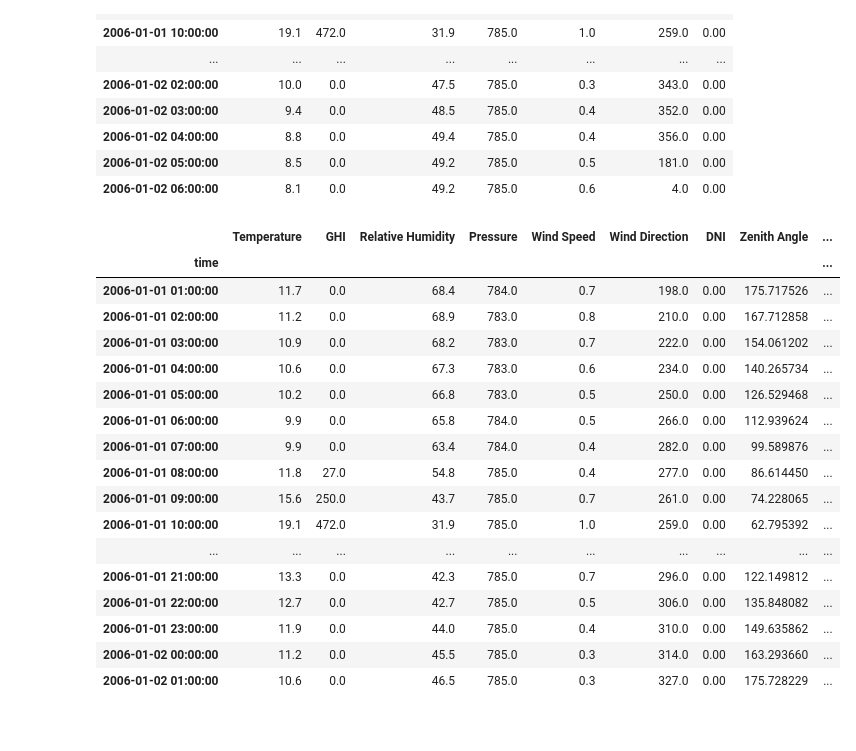
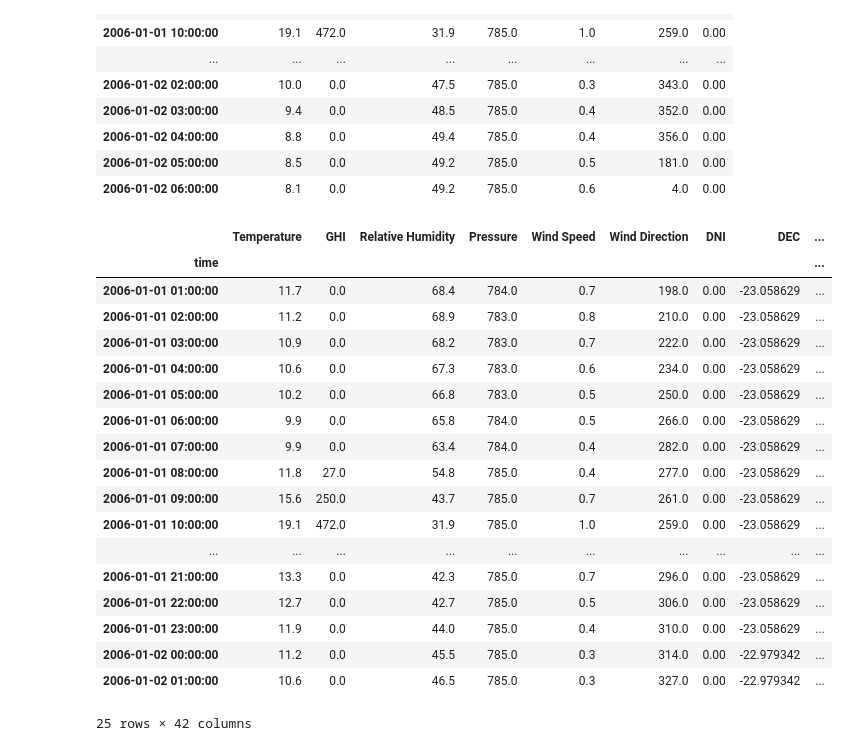
Before and after one commit to rodrigoms95/recurso_solar, a Jupyter notebook: code/test.ipynb, the cells around one changed output. Cells and saved outputs as stored; diff of their text form; code cells hidden in the pictures.

```diff
--- a/code/test.ipynb
+++ b/code/test.ipynb
@@ -324,52 +324,54 @@ def bins(x):
     elif x < 1.500: return 3
     elif x < 1.950: return 4
     elif x < 2.800: return 5
     elif x < 4.500: return 6
     elif x < 6.200: return 7
     else          : return 8
 df["epsilon"] = ( ( (df["DHI"]+df["DNI"])/df["DHI"] + K*df["Zenith Angle"]**3 )
     / ( 1 + K*df["Zenith Angle"]**3 ) ).apply(bins)
 Perez = pd.read_csv("Perez.csv", index_col = "bin" )
 def get_Perez(epsilon): return Perez.loc[epsilon]
 Ea = 1367
 df["Delta"] = df["DHI"] * df["AM"] / Ea
 df[ Perez.columns ] = df["epsilon"].apply(get_Perez)
 df["F1"] = ( df["f11"] + df["f12"]*df["Delta"]
     + np.radians(df["Zenith Angle"])*df["f13"] )
 df["F1"] = df["F1"].where( df["Zenith Angle"] > 0, 0 )
 df["F2"] = ( df["f21"] + df["f22"]*df["Delta"]
     + np.radians(df["Zenith Angle"])*df["f23"] )
 df["a"] = cos(df["AOI"])
 df["a"] = df["a"].where( df["a"] > 0, 0 )
 df["b"] = cos(df["AOI"])
 df["b"] = df["b"].where( df["b"] > 0, cos(85) )
 df["I_d"] = ( ( df["DHI"] * ( (1-df["F1"]) * ((1+cos(tilt_A))/2)
     + df["F1"]*df["a"]/df["b"] + df["F2"]*sin(tilt_A)
     ) ).round( decimals = 2 ) )
 df["I_b"] = (df["DNI"]*cos(df["AOI"])).round( decimals = 2 )
 df["POA"] = df["I_b"] + df["I_d"]
-df = df.drop( ["Day Angle", "ETR", "DEC", "EQT", "Hour Angle",
-    #"Zenith Angle", "Azimuth Angle",
-    "AOI", "AM", "DHI", "epsilon", "Delta",
-    "F1", "F2", "a", "b"] + list(Perez.columns), axis = 1 )
+#df = df.drop( ["Day Angle", "ETR", "DEC",
+#    "EQT", "Hour Angle",
+#    "Zenith Angle", "Azimuth Angle",
+#    "AOI", "AM", "DHI", "epsilon", "Delta",
+#    "F1", "F2", "a", "b"] + list(Perez.columns), axis = 1 )
 
 df.head(25)
 # %% [output]
-|  | Temperature | GHI | Relative Humidity | Pressure | Wind Speed | Wind Direction | DNI | Zenith Angle | ... |
+|  | Temperature | GHI | Relative Humidity | Pressure | Wind Speed | Wind Direction | DNI | DEC | ... |
 | time |  |  |  |  |  |  |  |  | ... |
-| 2006-01-01 01:00:00 | 11.7 | 0.0 | 68.4 | 784.0 | 0.7 | 198.0 | 0.00 | 175.717526 | ... |
-| 2006-01-01 02:00:00 | 11.2 | 0.0 | 68.9 | 783.0 | 0.8 | 210.0 | 0.00 | 167.712858 | ... |
-| 2006-01-01 03:00:00 | 10.9 | 0.0 | 68.2 | 783.0 | 0.7 | 222.0 | 0.00 | 154.061202 | ... |
-| 2006-01-01 04:00:00 | 10.6 | 0.0 | 67.3 | 783.0 | 0.6 | 234.0 | 0.00 | 140.265734 | ... |
-| 2006-01-01 05:00:00 | 10.2 | 0.0 | 66.8 | 783.0 | 0.5 | 250.0 | 0.00 | 126.529468 | ... |
-| 2006-01-01 06:00:00 | 9.9 | 0.0 | 65.8 | 784.0 | 0.5 | 266.0 | 0.00 | 112.939624 | ... |
-| 2006-01-01 07:00:00 | 9.9 | 0.0 | 63.4 | 784.0 | 0.4 | 282.0 | 0.00 | 99.589876 | ... |
-| 2006-01-01 08:00:00 | 11.8 | 27.0 | 54.8 | 785.0 | 0.4 | 277.0 | 0.00 | 86.614450 | ... |
-| 2006-01-01 09:00:00 | 15.6 | 250.0 | 43.7 | 785.0 | 0.7 | 261.0 | 0.00 | 74.228065 | ... |
-| 2006-01-01 10:00:00 | 19.1 | 472.0 | 31.9 | 785.0 | 1.0 | 259.0 | 0.00 | 62.795392 | ... |
+| 2006-01-01 01:00:00 | 11.7 | 0.0 | 68.4 | 784.0 | 0.7 | 198.0 | 0.00 | -23.058629 | ... |
+| 2006-01-01 02:00:00 | 11.2 | 0.0 | 68.9 | 783.0 | 0.8 | 210.0 | 0.00 | -23.058629 | ... |
+| 2006-01-01 03:00:00 | 10.9 | 0.0 | 68.2 | 783.0 | 0.7 | 222.0 | 0.00 | -23.058629 | ... |
+| 2006-01-01 04:00:00 | 10.6 | 0.0 | 67.3 | 783.0 | 0.6 | 234.0 | 0.00 | -23.058629 | ... |
+| 2006-01-01 05:00:00 | 10.2 | 0.0 | 66.8 | 783.0 | 0.5 | 250.0 | 0.00 | -23.058629 | ... |
+| 2006-01-01 06:00:00 | 9.9 | 0.0 | 65.8 | 784.0 | 0.5 | 266.0 | 0.00 | -23.058629 | ... |
+| 2006-01-01 07:00:00 | 9.9 | 0.0 | 63.4 | 784.0 | 0.4 | 282.0 | 0.00 | -23.058629 | ... |
+| 2006-01-01 08:00:00 | 11.8 | 27.0 | 54.8 | 785.0 | 0.4 | 277.0 | 0.00 | -23.058629 | ... |
+| 2006-01-01 09:00:00 | 15.6 | 250.0 | 43.7 | 785.0 | 0.7 | 261.0 | 0.00 | -23.058629 | ... |
+| 2006-01-01 10:00:00 | 19.1 | 472.0 | 31.9 | 785.0 | 1.0 | 259.0 | 0.00 | -23.058629 | ... |
 | ... | ... | ... | ... | ... | ... | ... | ... | ... | ... |
-| 2006-01-01 21:00:00 | 13.3 | 0.0 | 42.3 | 785.0 | 0.7 | 296.0 | 0.00 | 122.149812 | ... |
-| 2006-01-01 22:00:00 | 12.7 | 0.0 | 42.7 | 785.0 | 0.5 | 306.0 | 0.00 | 135.848082 | ... |
-| 2006-01-01 23:00:00 | 11.9 | 0.0 | 44.0 | 785.0 | 0.4 | 310.0 | 0.00 | 149.635862 | ... |
-| 2006-01-02 00:00:00 | 11.2 | 0.0 | 45.5 | 785.0 | 0.3 | 314.0 | 0.00 | 163.293660 | ... |
-| 2006-01-02 01:00:00 | 10.6 | 0.0 | 46.5 | 785.0 | 0.3 | 327.0 | 0.00 | 175.728229 | ... |
+| 2006-01-01 21:00:00 | 13.3 | 0.0 | 42.3 | 785.0 | 0.7 | 296.0 | 0.00 | -23.058629 | ... |
+| 2006-01-01 22:00:00 | 12.7 | 0.0 | 42.7 | 785.0 | 0.5 | 306.0 | 0.00 | -23.058629 | ... |
+| 2006-01-01 23:00:00 | 11.9 | 0.0 | 44.0 | 785.0 | 0.4 | 310.0 | 0.00 | -23.058629 | ... |
+| 2006-01-02 00:00:00 | 11.2 | 0.0 | 45.5 | 785.0 | 0.3 | 314.0 | 0.00 | -22.979342 | ... |
+| 2006-01-02 01:00:00 | 10.6 | 0.0 | 46.5 | 785.0 | 0.3 | 327.0 | 0.00 | -22.979342 | ... |
+25 rows × 42 columns
```
Also changed, not shown: parts of 4 cells of this notebook.
